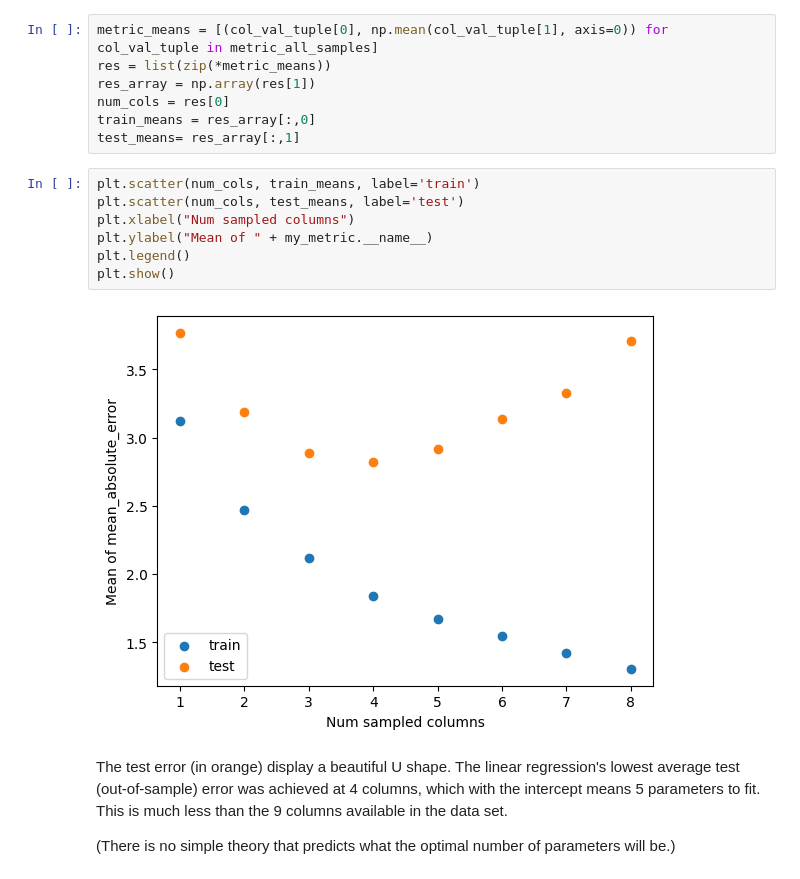
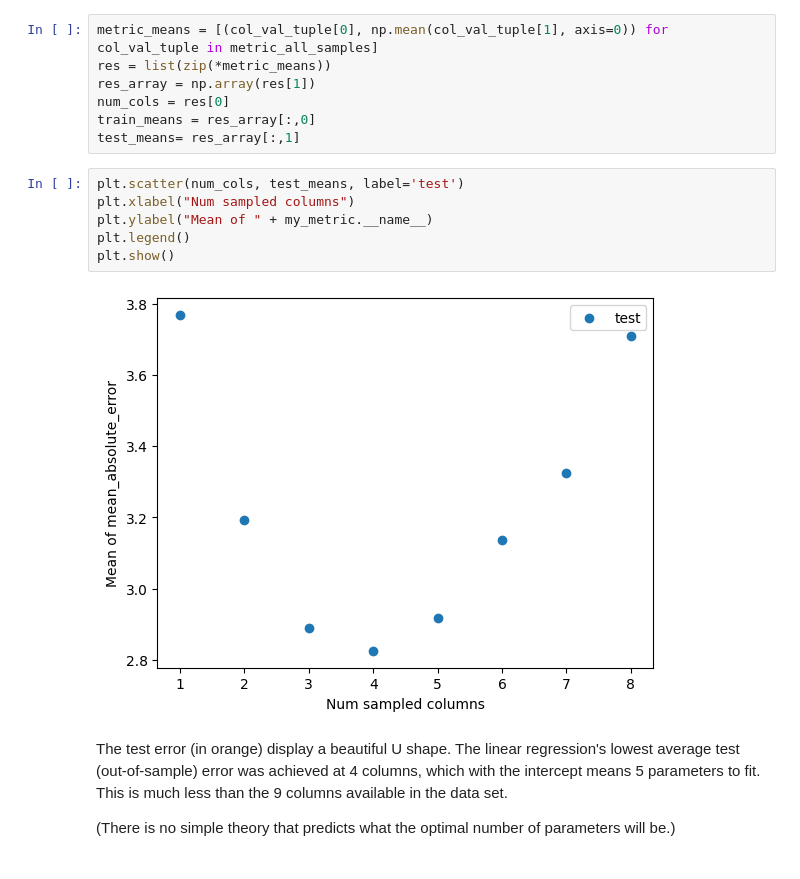
Before and after one commit to jeanimal/double_descent_dar, a Jupyter notebook: double_descent_mtcars_reg.ipynb, the cells around one changed output. Cells and saved outputs as stored; diff of their text form.

```diff
--- a/double_descent_mtcars_reg.ipynb
+++ b/double_descent_mtcars_reg.ipynb
@@ -225,14 +225,13 @@ num_cols = res[0]
 train_means = res_array[:,0]
 test_means= res_array[:,1]
 # %%
-plt.scatter(num_cols, train_means, label='train')
 plt.scatter(num_cols, test_means, label='test')
 plt.xlabel("Num sampled columns")
 plt.ylabel("Mean of " + my_metric.__name__)
 plt.legend()
 plt.show()
 # %% [output]
-[figure, old version]
+[figure, new version]
 # %% [markdown]
 The test error (in orange) display a beautiful U shape.  The linear regression's lowest average test (out-of-sample) error was achieved at 4 columns, which with the intercept means 5 parameters to fit.  This is much less than the 9 columns available in the data set.
 
```
Also changed, not shown: parts of 10 cells of this notebook.
